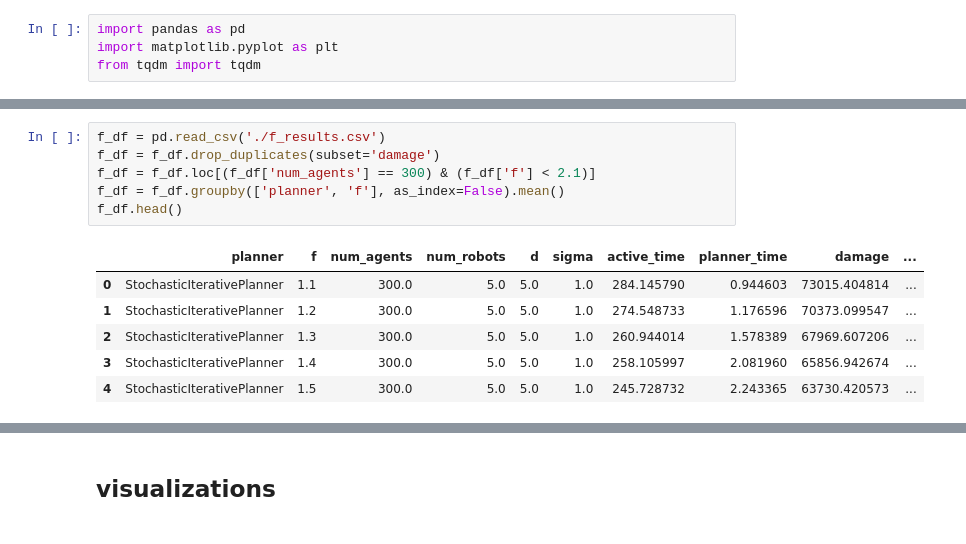
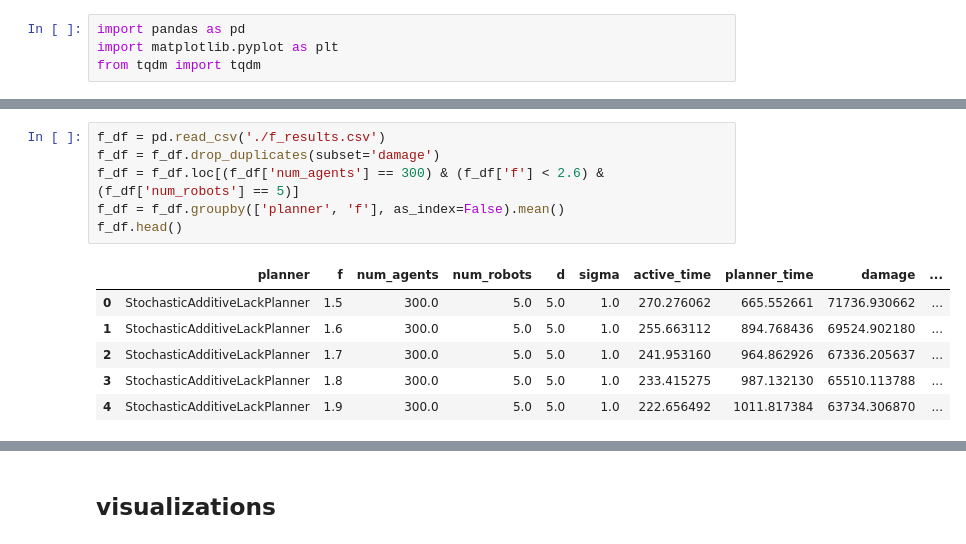
Before and after one commit to Elilgo324/dsd, a Jupyter notebook: experiments/stochastic/stochastic_analysis.ipynb, the cells around one changed output, grey strips where cells are left out. Cells and saved outputs as stored; diff of their text form.

```diff
--- a/experiments/stochastic/stochastic_analysis.ipynb
+++ b/experiments/stochastic/stochastic_analysis.ipynb
@@ -22,16 +24,16 @@ agents_number_df.head()
 # %%
 f_df = pd.read_csv('./f_results.csv')
 f_df = f_df.drop_duplicates(subset='damage')
-f_df = f_df.loc[(f_df['num_agents'] == 300) & (f_df['f'] < 2.1)]
+f_df = f_df.loc[(f_df['num_agents'] == 300) & (f_df['f'] < 2.6) & (f_df['num_robots'] == 5)]
 f_df = f_df.groupby(['planner', 'f'], as_index=False).mean()
 f_df.head()
 # %% [output]
 |  | planner | f | num_agents | num_robots | d | sigma | active_time | planner_time | damage | ... |
-| 0 | StochasticIterativePlanner | 1.1 | 300.0 | 5.0 | 5.0 | 1.0 | 284.145790 | 0.944603 | 73015.404814 | ... |
-| 1 | StochasticIterativePlanner | 1.2 | 300.0 | 5.0 | 5.0 | 1.0 | 274.548733 | 1.176596 | 70373.099547 | ... |
-| 2 | StochasticIterativePlanner | 1.3 | 300.0 | 5.0 | 5.0 | 1.0 | 260.944014 | 1.578389 | 67969.607206 | ... |
-| 3 | StochasticIterativePlanner | 1.4 | 300.0 | 5.0 | 5.0 | 1.0 | 258.105997 | 2.081960 | 65856.942674 | ... |
-| 4 | StochasticIterativePlanner | 1.5 | 300.0 | 5.0 | 5.0 | 1.0 | 245.728732 | 2.243365 | 63730.420573 | ... |
+| 0 | StochasticAdditiveLackPlanner | 1.5 | 300.0 | 5.0 | 5.0 | 1.0 | 270.276062 | 665.552661 | 71736.930662 | ... |
+| 1 | StochasticAdditiveLackPlanner | 1.6 | 300.0 | 5.0 | 5.0 | 1.0 | 255.663112 | 894.768436 | 69524.902180 | ... |
+| 2 | StochasticAdditiveLackPlanner | 1.7 | 300.0 | 5.0 | 5.0 | 1.0 | 241.953160 | 964.862926 | 67336.205637 | ... |
+| 3 | StochasticAdditiveLackPlanner | 1.8 | 300.0 | 5.0 | 5.0 | 1.0 | 233.415275 | 987.132130 | 65510.113788 | ... |
+| 4 | StochasticAdditiveLackPlanner | 1.9 | 300.0 | 5.0 | 5.0 | 1.0 | 222.656492 | 1011.817384 | 63734.306870 | ... |
 # %%
 robots_df = pd.read_csv('./robots_results.csv')
 robots_df = robots_df.drop_duplicates(subset=['planner', 'damage'])
```
Also changed, not shown: parts of 17 cells of this notebook, 5 other files.
